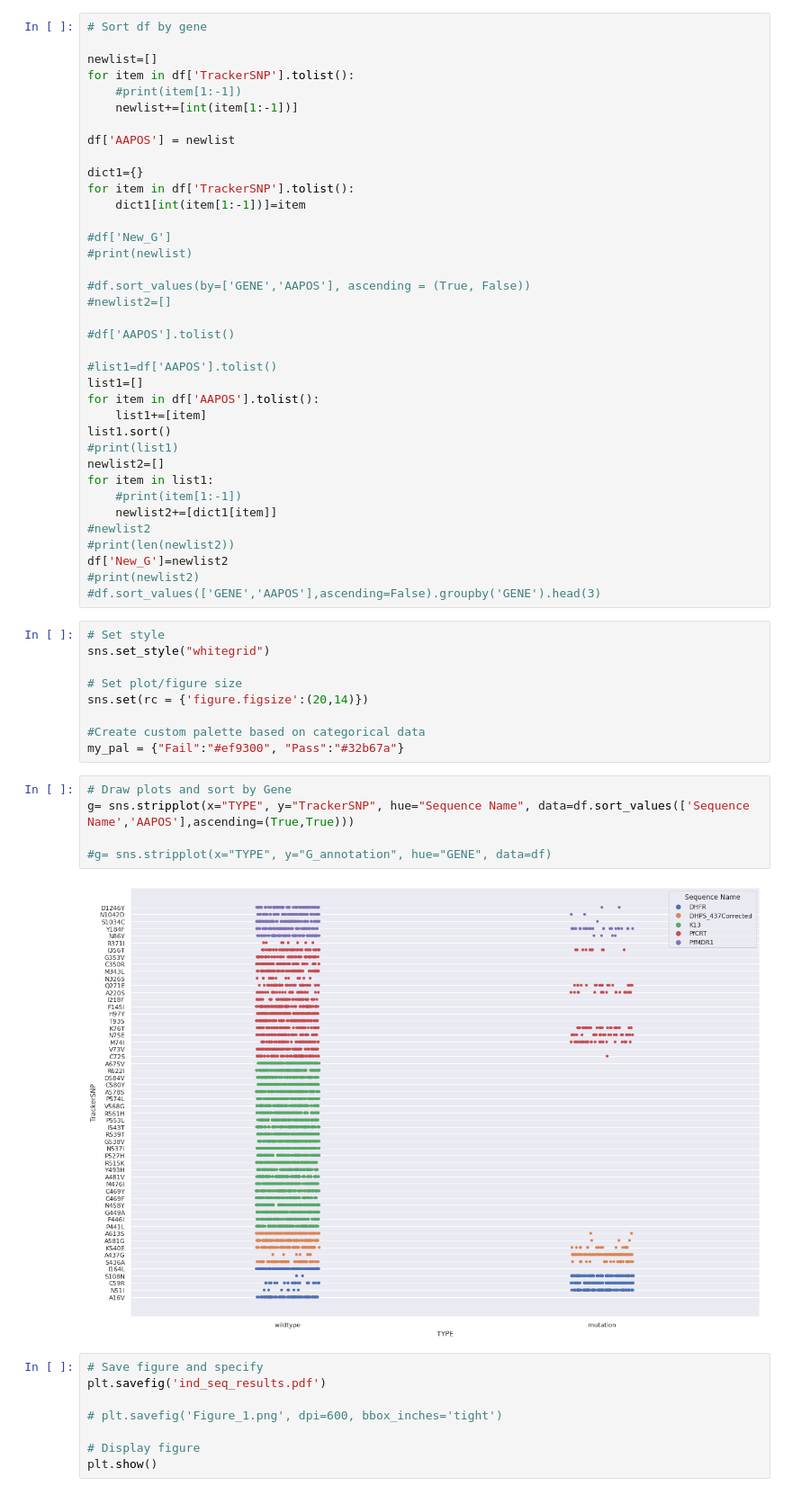
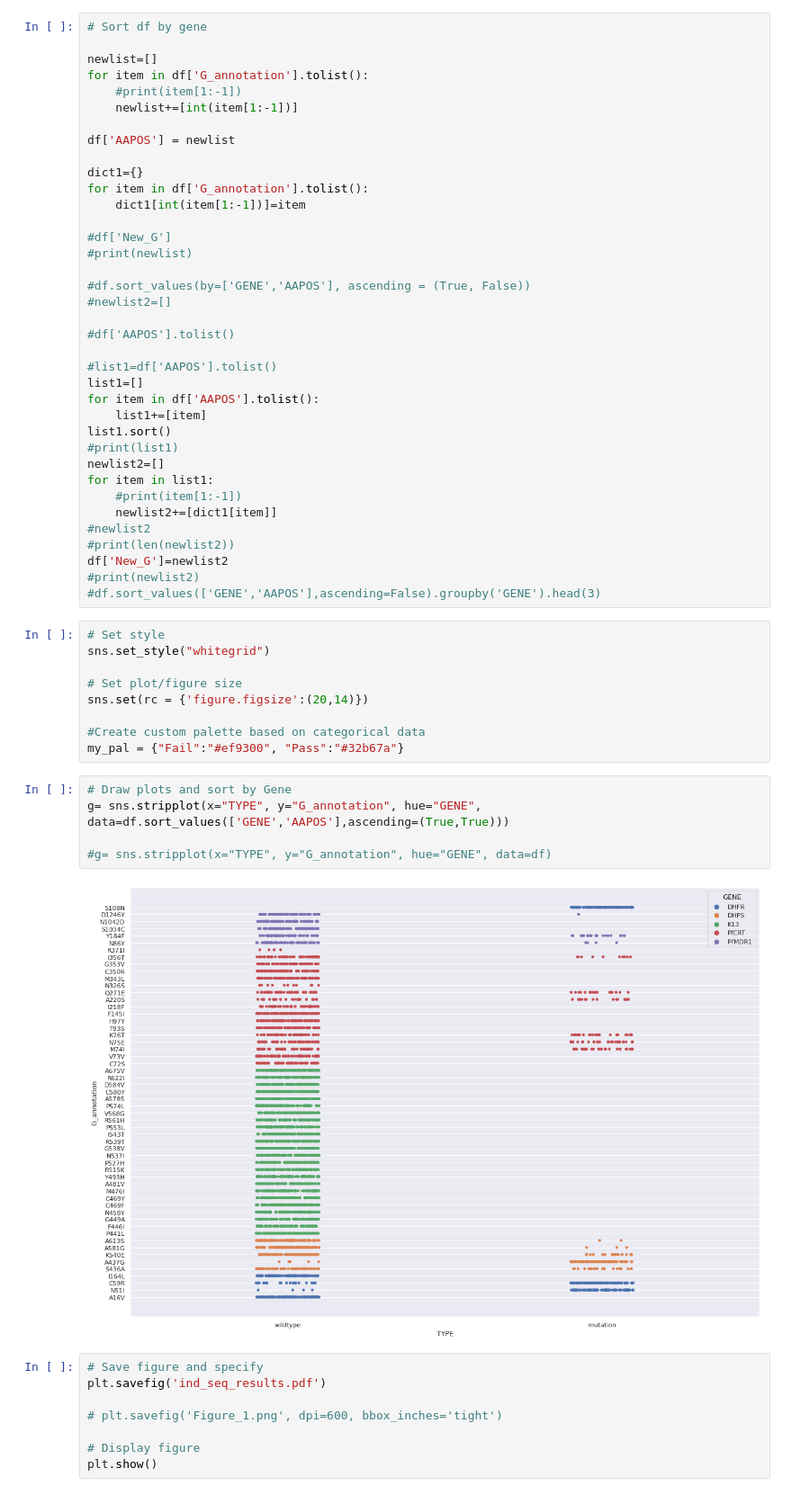
Before and after one commit to ohjeyy93/angola_report, a Jupyter notebook: Dev_AAPOS_int.ipynb, the cells around one changed output. Shown: that part at 90% size. Saved outputs shown, nothing was run; the diff lists cells and outputs as text.

```diff
--- a/Dev_AAPOS_int.ipynb
+++ b/Dev_AAPOS_int.ipynb
@@ -46,14 +46,14 @@ dtype: object
 # Sort df by gene
 
 newlist=[]
-for item in df['TrackerSNP'].tolist():
+for item in df['G_annotation'].tolist():
     #print(item[1:-1])
     newlist+=[int(item[1:-1])]
 
 df['AAPOS'] = newlist
 
 dict1={}
-for item in df['TrackerSNP'].tolist():
+for item in df['G_annotation'].tolist():
     dict1[int(item[1:-1])]=item
 
 #df['New_G']
@@ -90,11 +90,11 @@ sns.set(rc = {'figure.figsize':(20,14)})
 my_pal = {"Fail":"#ef9300", "Pass":"#32b67a"}
 # %%
 # Draw plots and sort by Gene
-g= sns.stripplot(x="TYPE", y="TrackerSNP", hue="Sequence Name", data=df.sort_values(['Sequence Name','AAPOS'],ascending=(True,True)))
+g= sns.stripplot(x="TYPE", y="G_annotation", hue="GENE", data=df.sort_values(['GENE','AAPOS'],ascending=(True,True)))
 
 #g= sns.stripplot(x="TYPE", y="G_annotation", hue="GENE", data=df)
 # %% [output]
-[figure, old version]
+[figure, new version]
 # %%
 # Save figure and specify
 plt.savefig('ind_seq_results.pdf')
```
Also changed, not shown: parts of 2 cells of this notebook, 13 other files.
